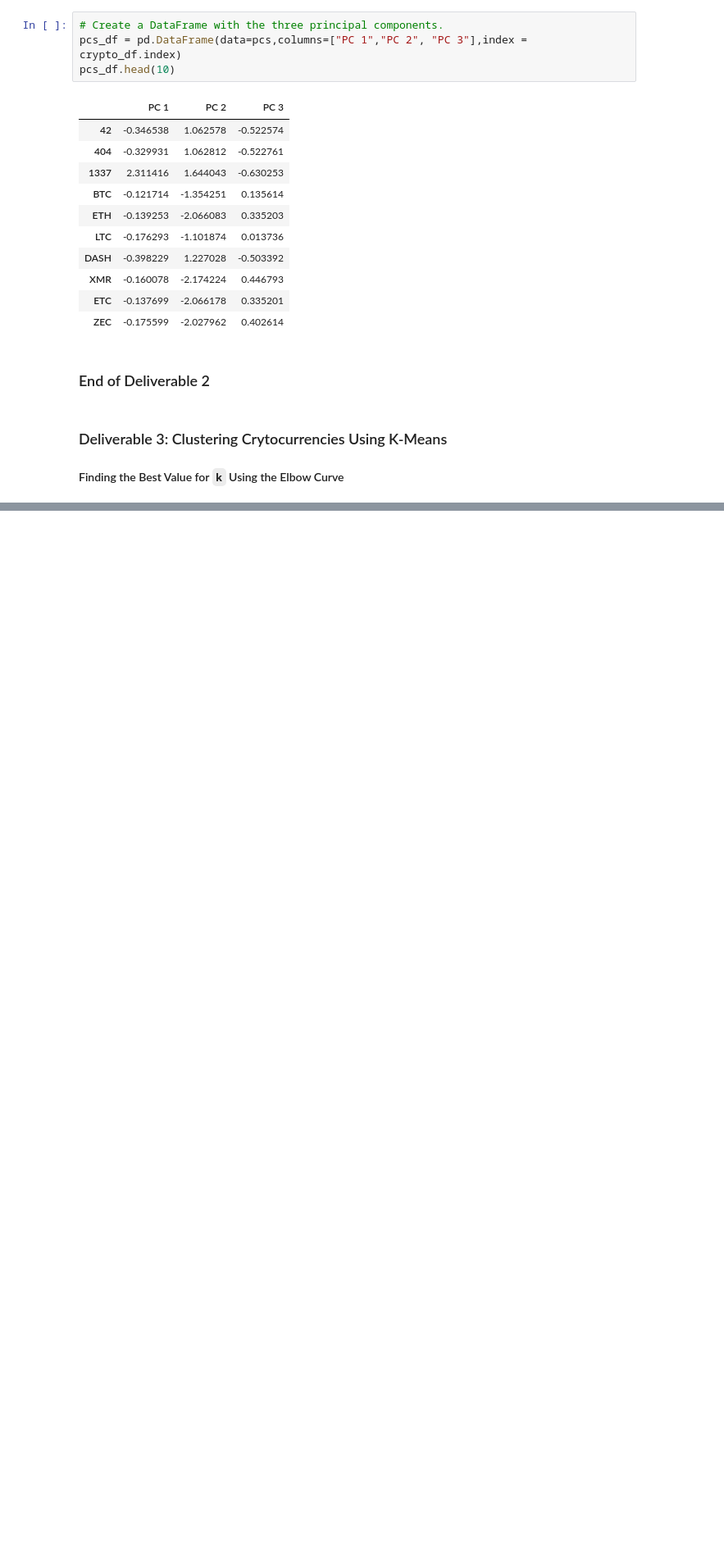
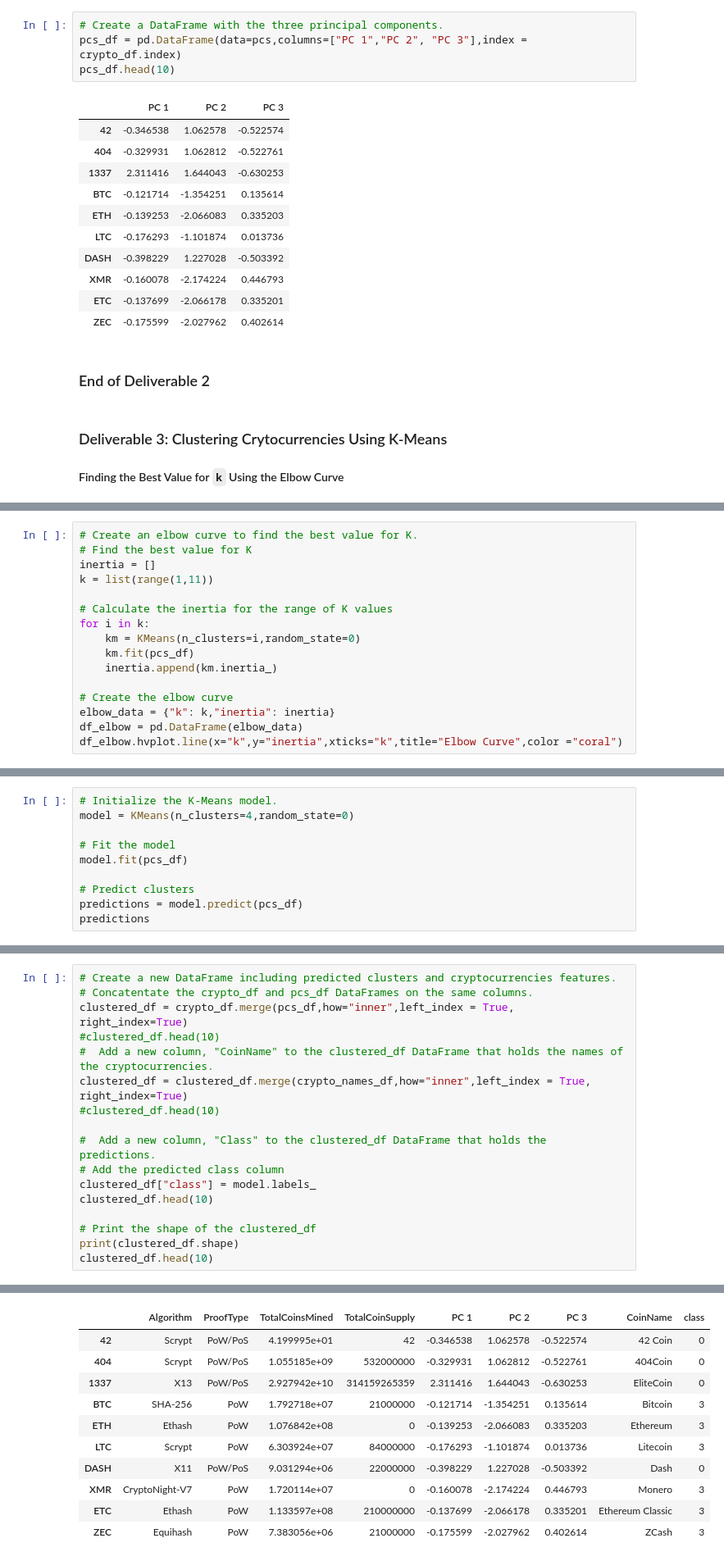
Before and after one commit to krishnakalisarkar/Crytocurrencies, a Jupyter notebook: Notebook/crypto_clustering.ipynb, the cells around one changed output, grey strips where cells are left out. Shown: that part at 82% size. Saved outputs shown, nothing was run; the diff lists cells and outputs as text; blank space fills up the shorter version.

```diff
--- a/Notebook/crypto_clustering.ipynb
+++ b/Notebook/crypto_clustering.ipynb
@@ -240,0 +238,16 @@ pcs_df.head(10)
+# %%
+# Create an elbow curve to find the best value for K.
+# Find the best value for K
+inertia = []
+k = list(range(1,11))
+
+# Calculate the inertia for the range of K values
+for i in k:
+    km = KMeans(n_clusters=i,random_state=0)
+    km.fit(pcs_df)
+    inertia.append(km.inertia_)
+
+# Create the elbow curve
+elbow_data = {"k": k,"inertia": inertia}
+df_elbow = pd.DataFrame(elbow_data)
+df_elbow.hvplot.line(x="k",y="inertia",xticks="k",title="Elbow Curve",color ="coral")
@@ -240,0 +258,10 @@ pcs_df.head(10)
+# %%
+# Initialize the K-Means model.
+model = KMeans(n_clusters=4,random_state=0)
+
+# Fit the model
+model.fit(pcs_df)
+
+# Predict clusters
+predictions = model.predict(pcs_df)
+predictions
@@ -240,0 +286,18 @@ pcs_df.head(10)
+# %%
+# Create a new DataFrame including predicted clusters and cryptocurrencies features.
+# Concatentate the crypto_df and pcs_df DataFrames on the same columns.
+clustered_df = crypto_df.merge(pcs_df,how="inner",left_index = True, right_index=True)
+#clustered_df.head(10)
+#  Add a new column, "CoinName" to the clustered_df DataFrame that holds the names of the cryptocurrencies.
+clustered_df = clustered_df.merge(crypto_names_df,how="inner",left_index = True, right_index=True)
+#clustered_df.head(10)
+
+#  Add a new column, "Class" to the clustered_df DataFrame that holds the predictions.
+# Add the predicted class column
+clustered_df["class"] = model.labels_
+clustered_df.head(10)
+
+# Print the shape of the clustered_df
+print(clustered_df.shape)
+clustered_df.head(10)
+# %% [output]
@@ -240,0 +305,11 @@ pcs_df.head(10)
+|  | Algorithm | ProofType | TotalCoinsMined | TotalCoinSupply | PC 1 | PC 2 | PC 3 | CoinName | class |
+| 42 | Scrypt | PoW/PoS | 4.199995e+01 | 42 | -0.346538 | 1.062578 | -0.522574 | 42 Coin | 0 |
+| 404 | Scrypt | PoW/PoS | 1.055185e+09 | 532000000 | -0.329931 | 1.062812 | -0.522761 | 404Coin | 0 |
+| 1337 | X13 | PoW/PoS | 2.927942e+10 | 314159265359 | 2.311416 | 1.644043 | -0.630253 | EliteCoin | 0 |
+| BTC | SHA-256 | PoW | 1.792718e+07 | 21000000 | -0.121714 | -1.354251 | 0.135614 | Bitcoin | 3 |
+| ETH | Ethash | PoW | 1.076842e+08 | 0 | -0.139253 | -2.066083 | 0.335203 | Ethereum | 3 |
+| LTC | Scrypt | PoW | 6.303924e+07 | 84000000 | -0.176293 | -1.101874 | 0.013736 | Litecoin | 3 |
+| DASH | X11 | PoW/PoS | 9.031294e+06 | 22000000 | -0.398229 | 1.227028 | -0.503392 | Dash | 0 |
+| XMR | CryptoNight-V7 | PoW | 1.720114e+07 | 0 | -0.160078 | -2.174224 | 0.446793 | Monero | 3 |
+| ETC | Ethash | PoW | 1.133597e+08 | 210000000 | -0.137699 | -2.066178 | 0.335201 | Ethereum Classic | 3 |
+| ZEC | Equihash | PoW | 7.383056e+06 | 21000000 | -0.175599 | -2.027962 | 0.402614 | ZCash | 3 |
```
Also changed, not shown: parts of 6 cells of this notebook.
